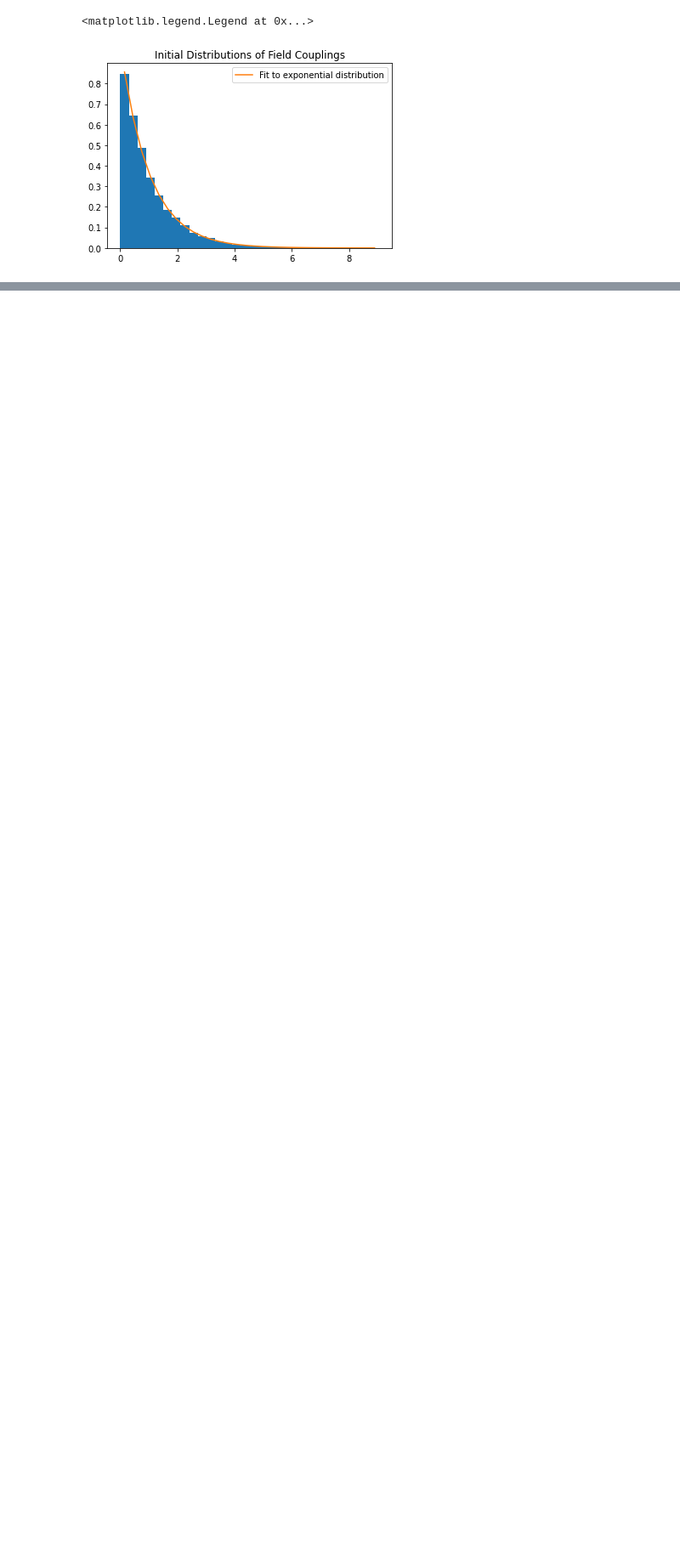
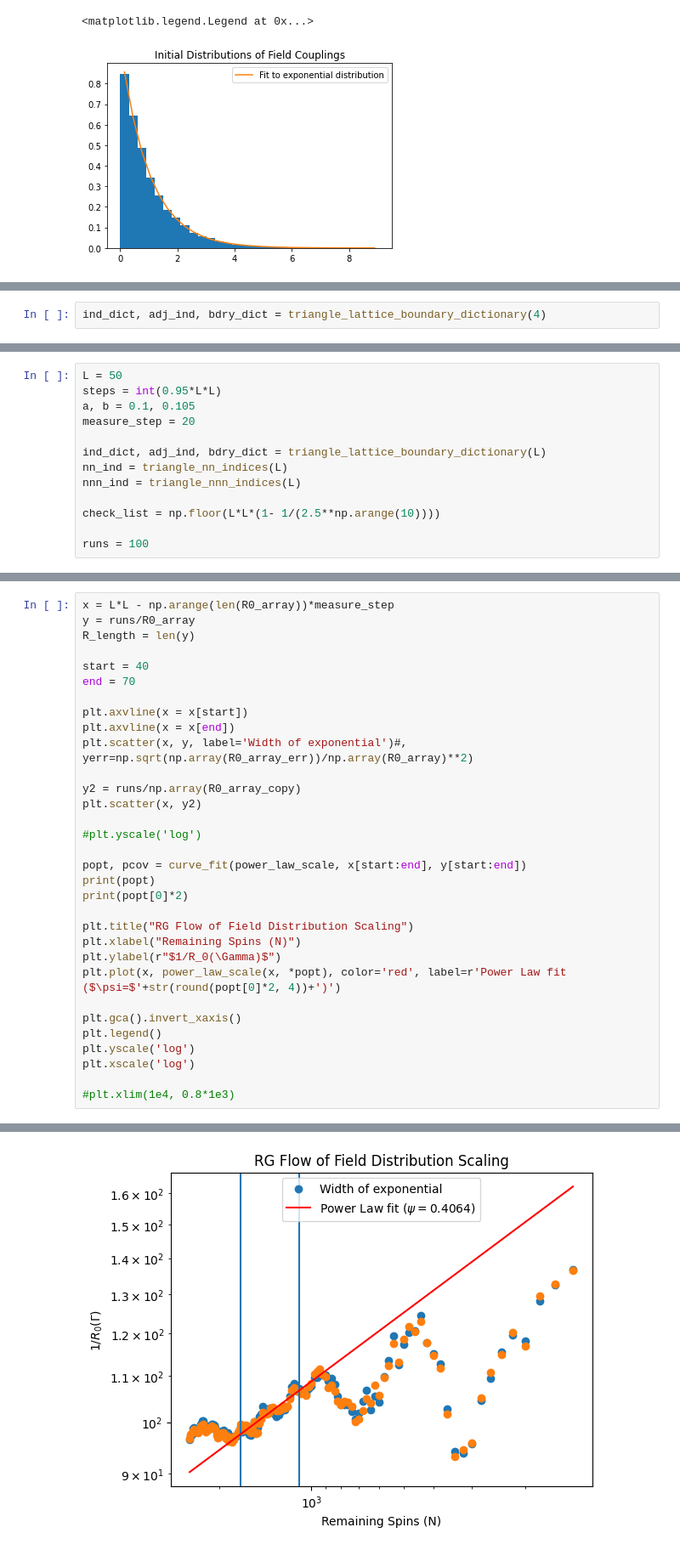
Before and after one commit to tsgaurav/Ising_RSRG, a Jupyter notebook: ipynb_notebooks/Ising_Decimation_2D.ipynb, the cells around one changed output, grey strips where cells are left out. Shown at 85% size. Cells and saved outputs as stored; diff of their text form; blank space fills up the shorter version.

```diff
--- a/ipynb_notebooks/Ising_Decimation_2D.ipynb
+++ b/ipynb_notebooks/Ising_Decimation_2D.ipynb
@@ -518 +595,2 @@ plt.legend()
 # %%
+ind_dict, adj_ind, bdry_dict = triangle_lattice_boundary_dictionary(4)
@@ -520,0 +655,13 @@ plt.legend()
+# %%
+L = 50
+steps = int(0.95*L*L)
+a, b = 0.1, 0.105
+measure_step = 20
+
+ind_dict, adj_ind, bdry_dict = triangle_lattice_boundary_dictionary(L)
+nn_ind = triangle_nn_indices(L)
+nnn_ind = triangle_nnn_indices(L)
+
+check_list = np.floor(L*L*(1- 1/(2.5**np.arange(10))))
+
+runs = 100
@@ -520,0 +716,33 @@ plt.legend()
+# %%
+x = L*L - np.arange(len(R0_array))*measure_step
+y = runs/R0_array
+R_length = len(y)
+
+start = 40
+end = 70
+
+plt.axvline(x = x[start])
+plt.axvline(x = x[end])
+plt.scatter(x, y, label='Width of exponential')#, yerr=np.sqrt(np.array(R0_array_err))/np.array(R0_array)**2)
+
+y2 = runs/np.array(R0_array_copy)
+plt.scatter(x, y2)
+
+#plt.yscale('log')
+
+popt, pcov = curve_fit(power_law_scale, x[start:end], y[start:end])
+print(popt)
+print(popt[0]*2)
+
+plt.title("RG Flow of Field Distribution Scaling")
+plt.xlabel("Remaining Spins (N)")
+plt.ylabel(r"$1/R_0(\Gamma)$")
+plt.plot(x, power_law_scale(x, *popt), color='red', label=r'Power Law fit ($\psi=$'+str(round(popt[0]*2, 4))+')')
+
+plt.gca().invert_xaxis()
+plt.legend()
+plt.yscale('log')
+plt.xscale('log')
+
+#plt.xlim(1e4, 0.8*1e3)
+# %% [output]
@@ -520,0 +751 @@ plt.legend()
+[figure, added]
```
Also changed, not shown: parts of 14 cells of this notebook, 2 other files.
